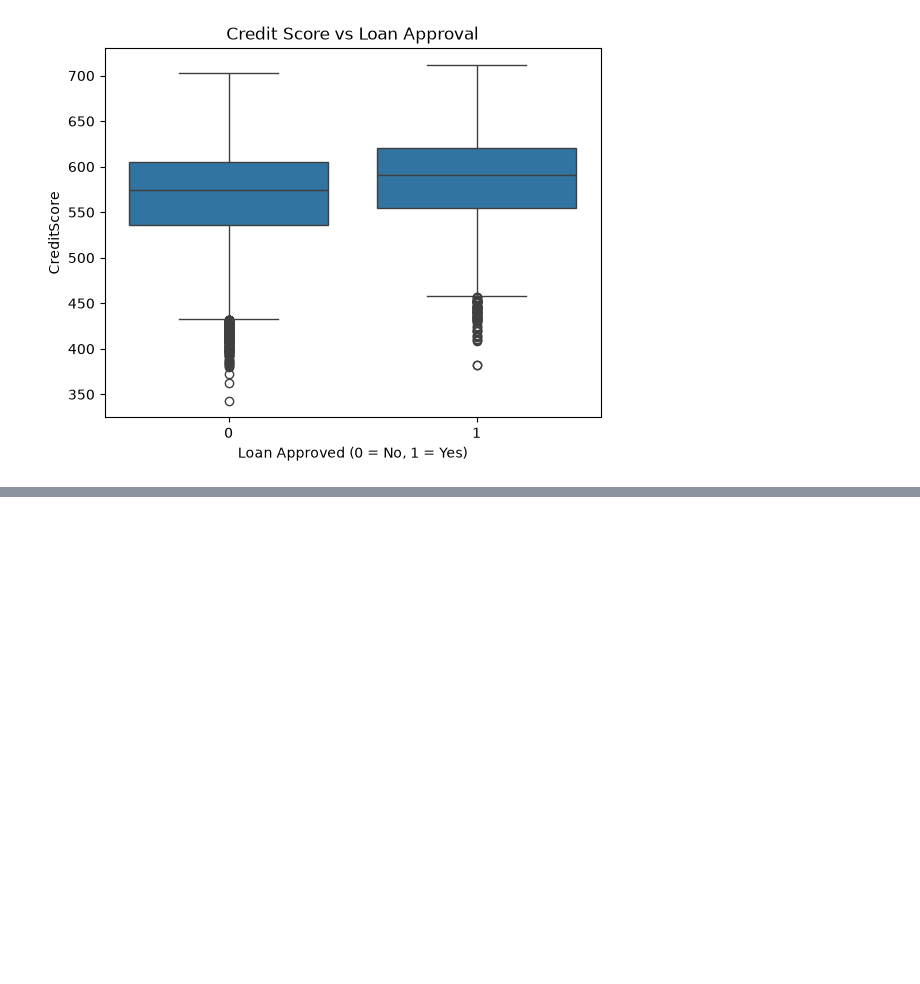
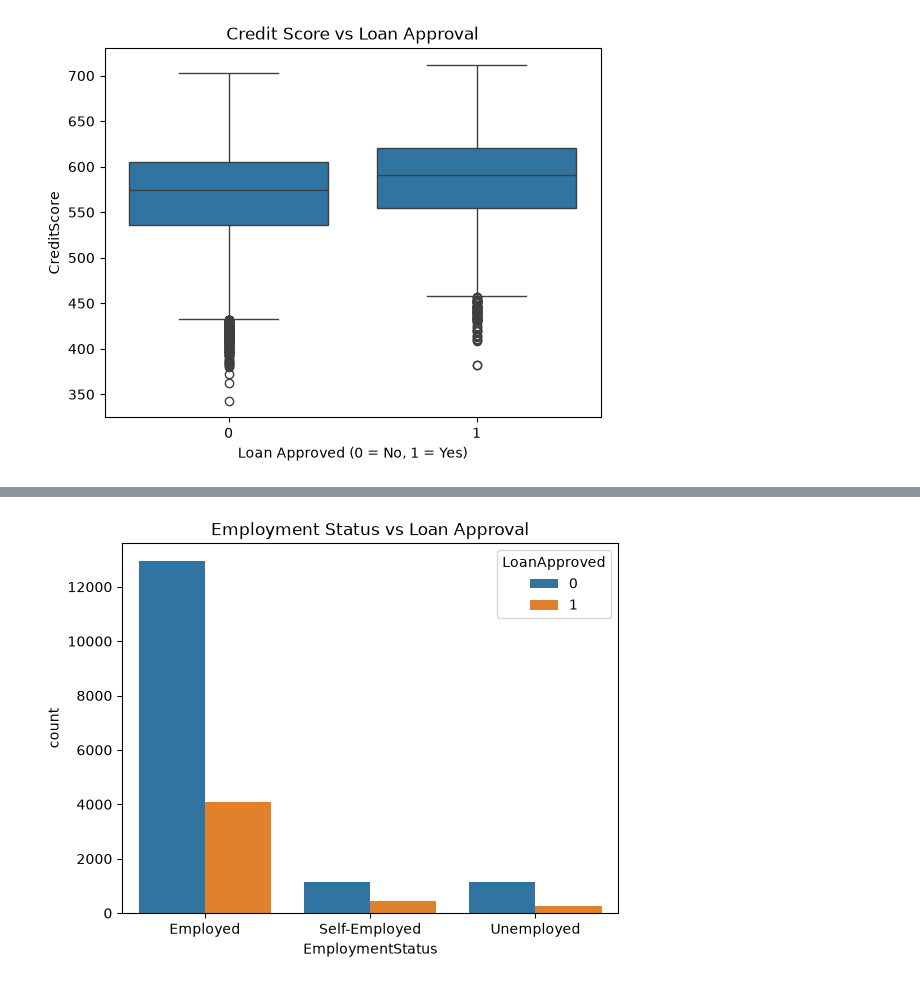
Before and after one commit to BIKRAM-GORAI/loan_approval_ml_model, a Jupyter notebook: notebooks/LoanIQ_Model.ipynb, the cells around one changed output, grey strips where cells are left out. Saved outputs shown, nothing was run; the diff lists cells and outputs as text; code cells hidden in the pictures; blank space fills up the shorter version.

```diff
--- a/notebooks/LoanIQ_Model.ipynb
+++ b/notebooks/LoanIQ_Model.ipynb
@@ -220,0 +388,11 @@ plt.show()
+# %%
+# Compare employment status with loan approval
+sns.countplot(data=df, x="EmploymentStatus", hue="LoanApproved")
+
+# Add a title
+plt.title("Employment Status vs Loan Approval")
+
+# Display the graph
+plt.show()
+# %% [output]
+[figure, added]
```
Also changed, not shown: parts of 25 cells of this notebook, 1 other file.
